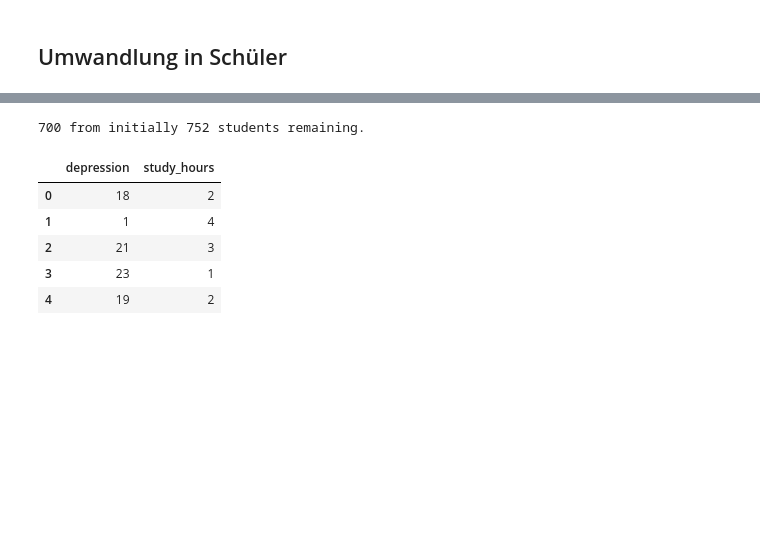
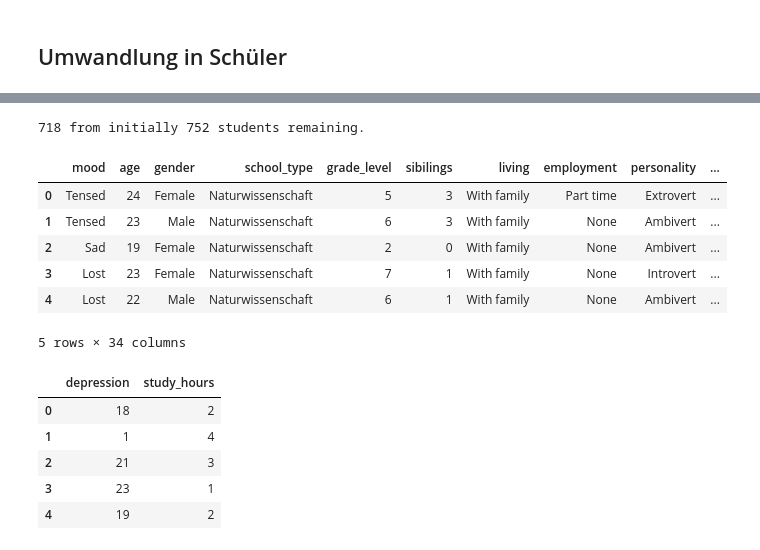
Before and after one commit to AMiiiN/schooldirector, a Jupyter notebook: Schooldirector.ipynb, the cells around one changed output, grey strips where cells are left out. Drawn from its saved outputs; the diff is of its cells as text; code cells hidden in the pictures; blank space fills up the shorter version.

Commit message:
added conversion semester->grade level and subject->school type

```diff
--- a/Schooldirector.ipynb
+++ b/Schooldirector.ipynb
@@ -49,6 +71,12 @@ Name: subject, dtype: int64
 # %%
 # Unify subjects
 subjects = df['subject'].to_numpy()
+semesters = df['semester'].to_numpy()
+dropIndices = []
+newsemesters = np.array([])
+newsubjects = np.array([])
+
+maxsem = 23 # define highest valid semester
 
 for i in range(0, len(subjects)):
     current = str.lower(subjects[i])
@@ -61,14 +89,32 @@ for i in range(0, len(subjects)):
     if "art" in current:
         subjects[i] = "Kunst"
 
-subjectsnew = np.array([])
-for i in range(0, len(subjects)):
-    if subjects[i] in ['Naturwissenschaft', 'Wirtschaft', 'Geisteswissenschaft', 'Kunst']:
-        subjectsnew = np.append(subjectsnew, subjects[i])
+    if subjects[i] in ['Naturwissenschaft', 'Wirtschaft', 'Geisteswissenschaft', 'Kunst'] and semesters[i] <= maxsem:
+        newsubjects = np.append(newsubjects, subjects[i])
+        newsemesters = np.append(newsemesters, round(semesters[i]*(12/maxsem), 0)).astype(int)
+    else:
+        dropIndices.append(i)
 
-print(str(len(subjectsnew)) + " from initially " + str(len(subjects)) + " students remaining.")
+print(str(len(newsubjects)) + " from initially " + str(len(subjects)) + " students remaining.")
 # %% [output]
-700 from initially 752 students remaining.
+718 from initially 752 students remaining.
+# %%
+dfdeutsch = df
+dfdeutsch = dfdeutsch.drop(dropIndices)
+dfdeutsch['semester'] = newsemesters
+dfdeutsch['subject'] = newsubjects
+dfdeutsch = dfdeutsch.rename(columns={"semester": "grade_level", "subject": "school_type"})
+
+dfdeutsch.to_csv("output.csv")
+dfdeutsch.head()
+# %% [output]
+|  | mood | age | gender | school_type | grade_level | sibilings | living | employment | personality | ... |
+| 0 | Tensed | 24 | Female | Naturwissenschaft | 5 | 3 | With family | Part time | Extrovert | ... |
+| 1 | Tensed | 23 | Male | Naturwissenschaft | 6 | 3 | With family | None | Ambivert | ... |
+| 2 | Sad | 19 | Female | Naturwissenschaft | 2 | 0 | With family | None | Ambivert | ... |
+| 3 | Lost | 23 | Female | Naturwissenschaft | 7 | 1 | With family | None | Introvert | ... |
+| 4 | Lost | 22 | Male | Naturwissenschaft | 6 | 1 | With family | None | Ambivert | ... |
+5 rows × 34 columns
 # %%
 # Select interesting variables
 
```
Also changed, not shown: parts of 3 cells of this notebook, 1 other file.
